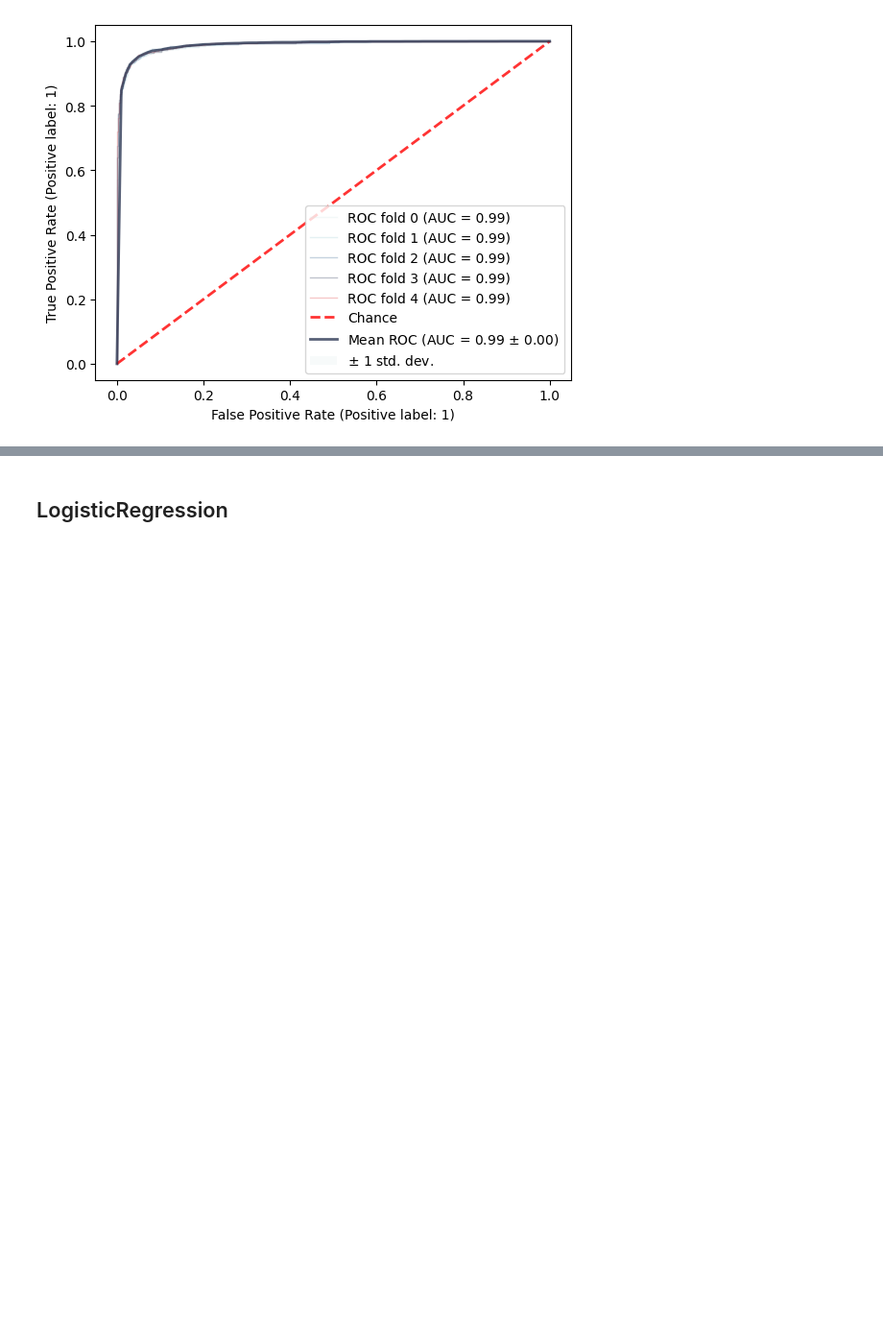
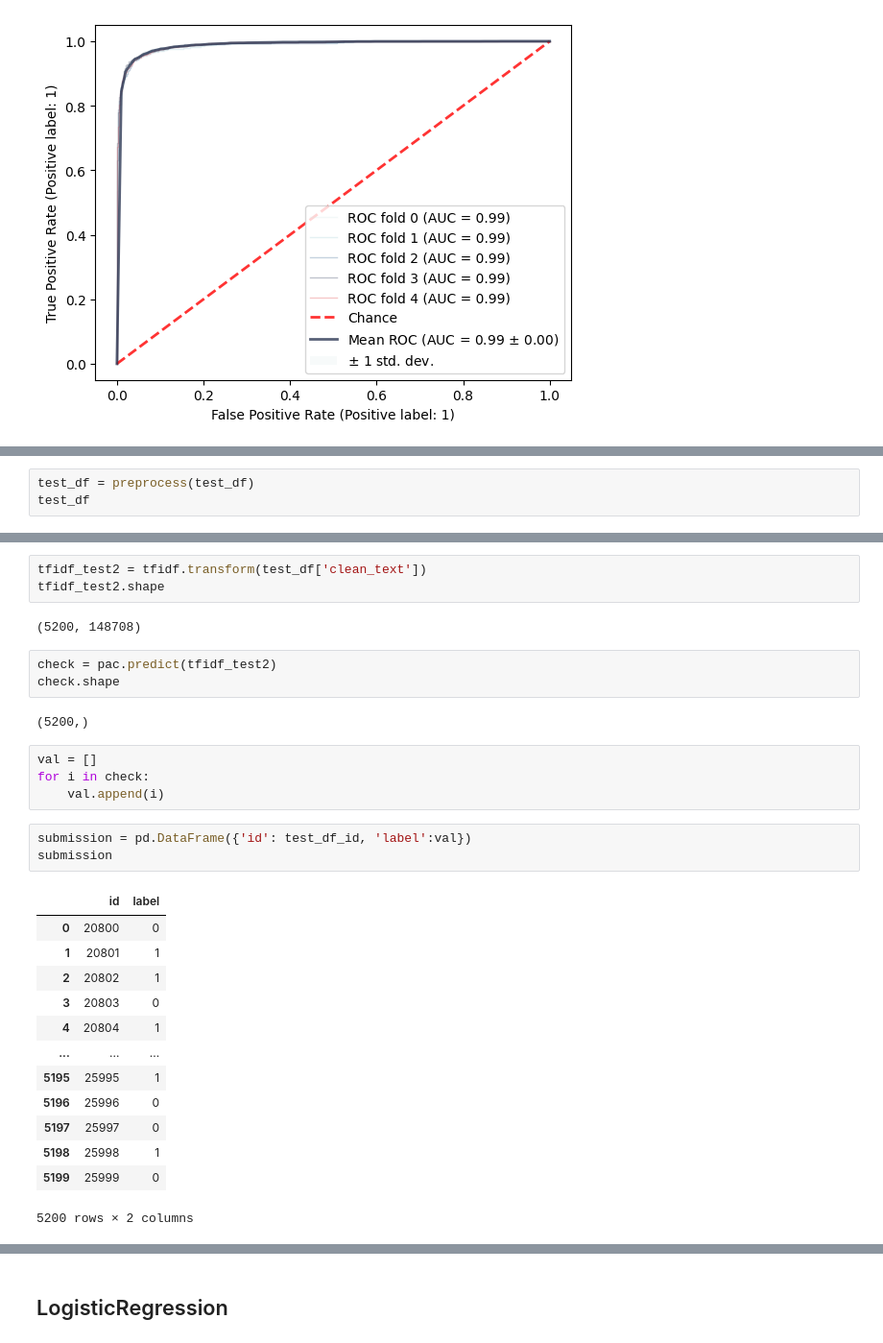
Before and after one commit to lvvittor/nlp, a Jupyter notebook: notebooks/classifier.ipynb, the cells around one changed output, grey strips where cells are left out. Shown at 96% size. Cells and saved outputs as stored; diff of their text form; blank space fills up the shorter version.

Commit message:
feat: add submission

```diff
--- a/notebooks/classifier.ipynb
+++ b/notebooks/classifier.ipynb
@@ -259,0 +371,3 @@ plot_roc_cv(pac)
+# %%
+test_df = preprocess(test_df)
+test_df
@@ -259,0 +403,31 @@ plot_roc_cv(pac)
+# %%
+tfidf_test2 = tfidf.transform(test_df['clean_text'])
+tfidf_test2.shape
+# %% [output]
+(5200, 148708)
+# %%
+check = pac.predict(tfidf_test2)
+check.shape
+# %% [output]
+(5200,)
+# %%
+val = []
+for i in check:
+    val.append(i)
+# %%
+submission = pd.DataFrame({'id': test_df_id, 'label':val})
+submission
+# %% [output]
+|  | id | label |
+| 0 | 20800 | 0 |
+| 1 | 20801 | 1 |
+| 2 | 20802 | 1 |
+| 3 | 20803 | 0 |
+| 4 | 20804 | 1 |
+| ... | ... | ... |
+| 5195 | 25995 | 1 |
+| 5196 | 25996 | 0 |
+| 5197 | 25997 | 0 |
+| 5198 | 25998 | 1 |
+| 5199 | 25999 | 0 |
+5200 rows × 2 columns
```
Also changed, not shown: parts of 15 cells of this notebook, 2 other files.
